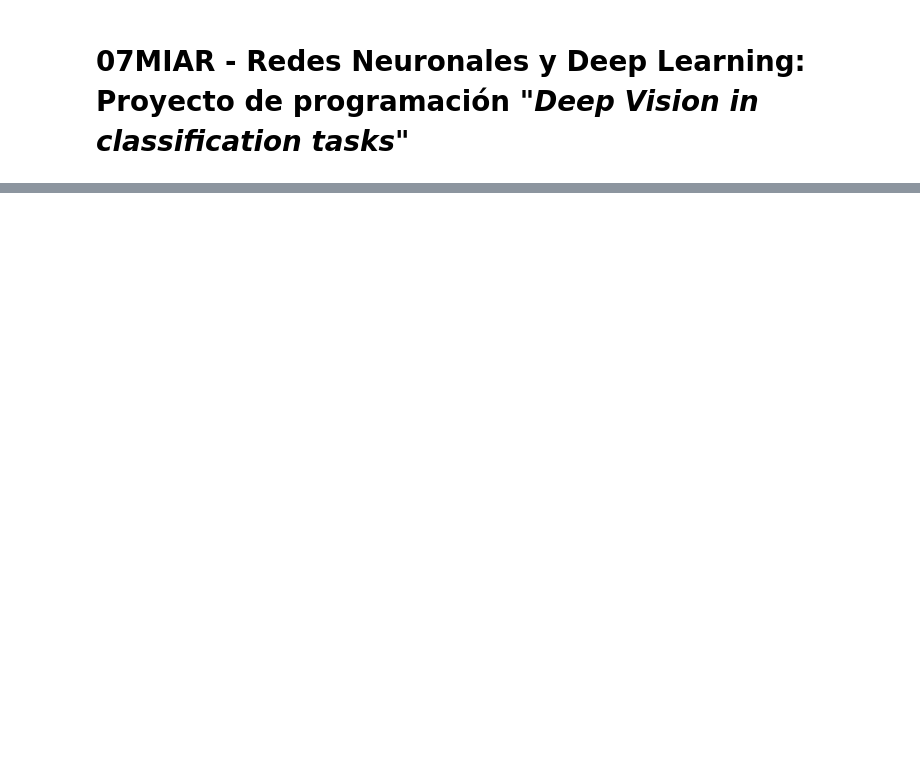
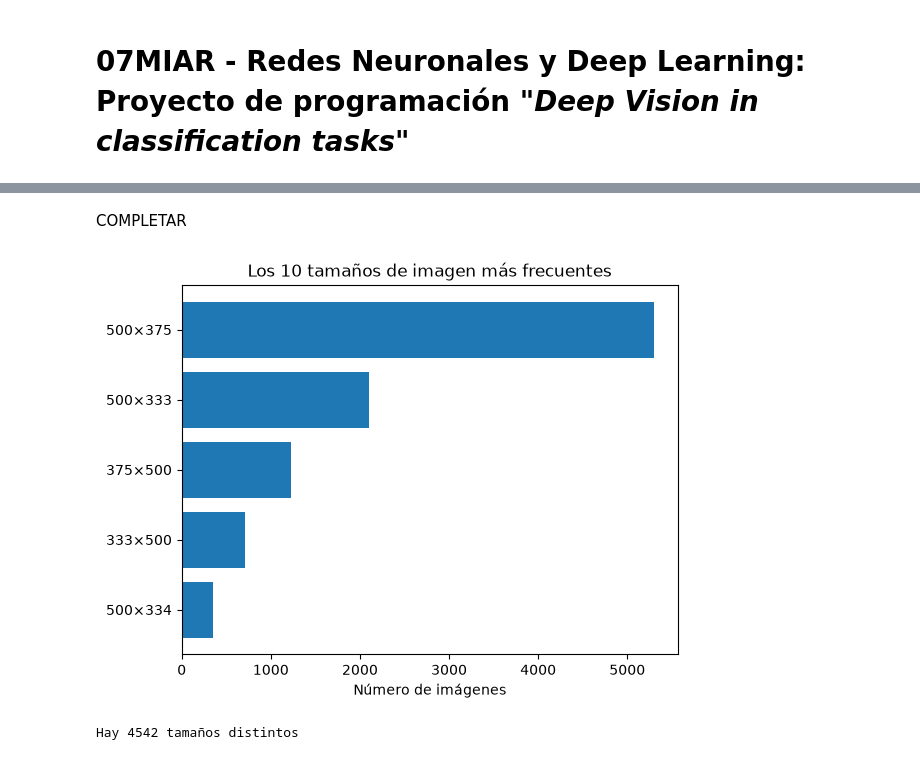
Before and after one commit to jzalaya/redes-proyecto-programacion, a Jupyter notebook: 07MIAR_Proyecto_Programacion.ipynb, the cells around one changed output, grey strips where cells are left out. Saved outputs shown, nothing was run; the diff lists cells and outputs as text; code cells hidden in the pictures; blank space fills up the shorter version.

```diff
--- a/07MIAR_Proyecto_Programacion.ipynb
+++ b/07MIAR_Proyecto_Programacion.ipynb
@@ -347,0 +97,20 @@ WARNING: apt does not have a stable CLI interface. Use with caution in scripts.
+# %% [markdown]
+COMPLETAR
+# %%
+from collections import Counter
+
+tamanos = Counter(zip(anchos, altos))
+top = tamanos.most_common(5)[::-1]
+
+wh = [f"{w}×{h}" for (w, h), n in top]
+freq = [n for (w, h), n in top]
+
+plt.barh(wh, freq)
+plt.xlabel("Número de imágenes")
+plt.title("Los 10 tamaños de imagen más frecuentes")
+plt.show()
+
+print("Hay", len(tamanos), "tamaños distintos")
+# %% [output]
+[figure, added]
+Hay 4542 tamaños distintos
```
Also changed, not shown: parts of 45 cells of this notebook, 1 other file.
